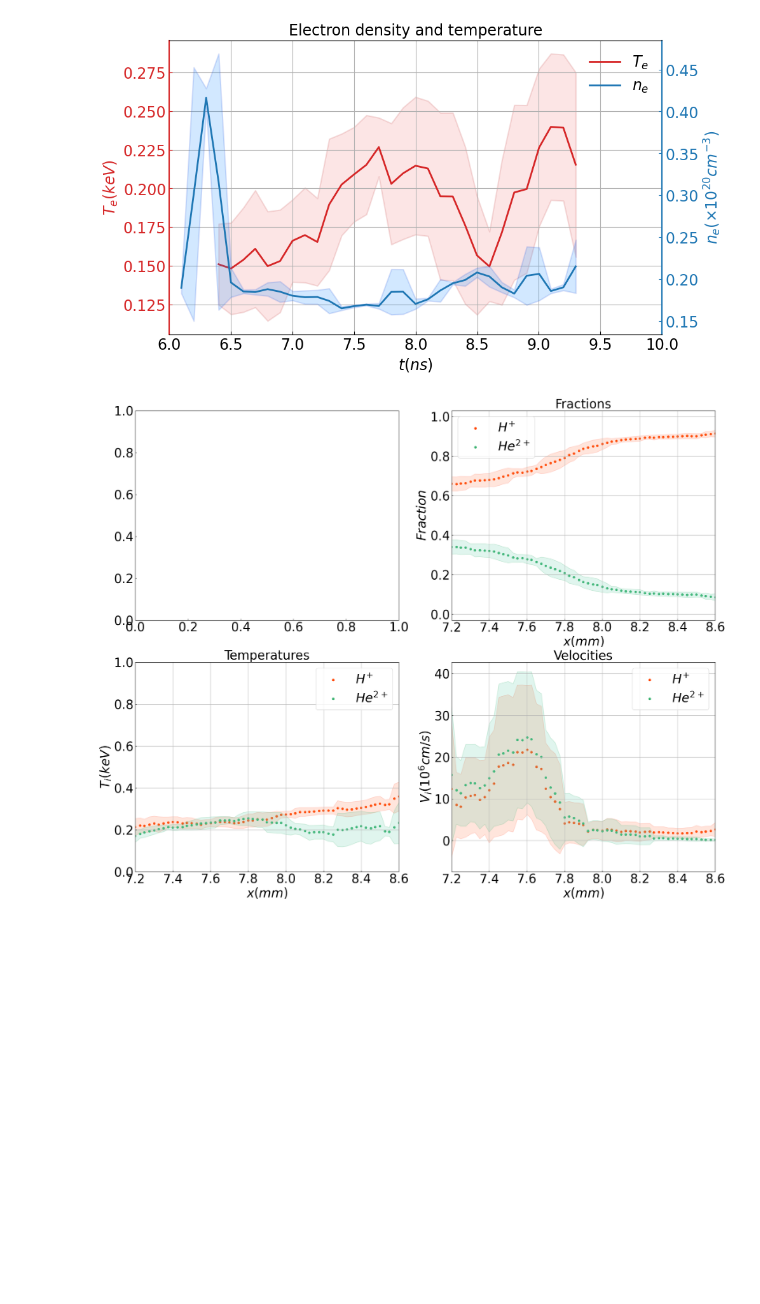
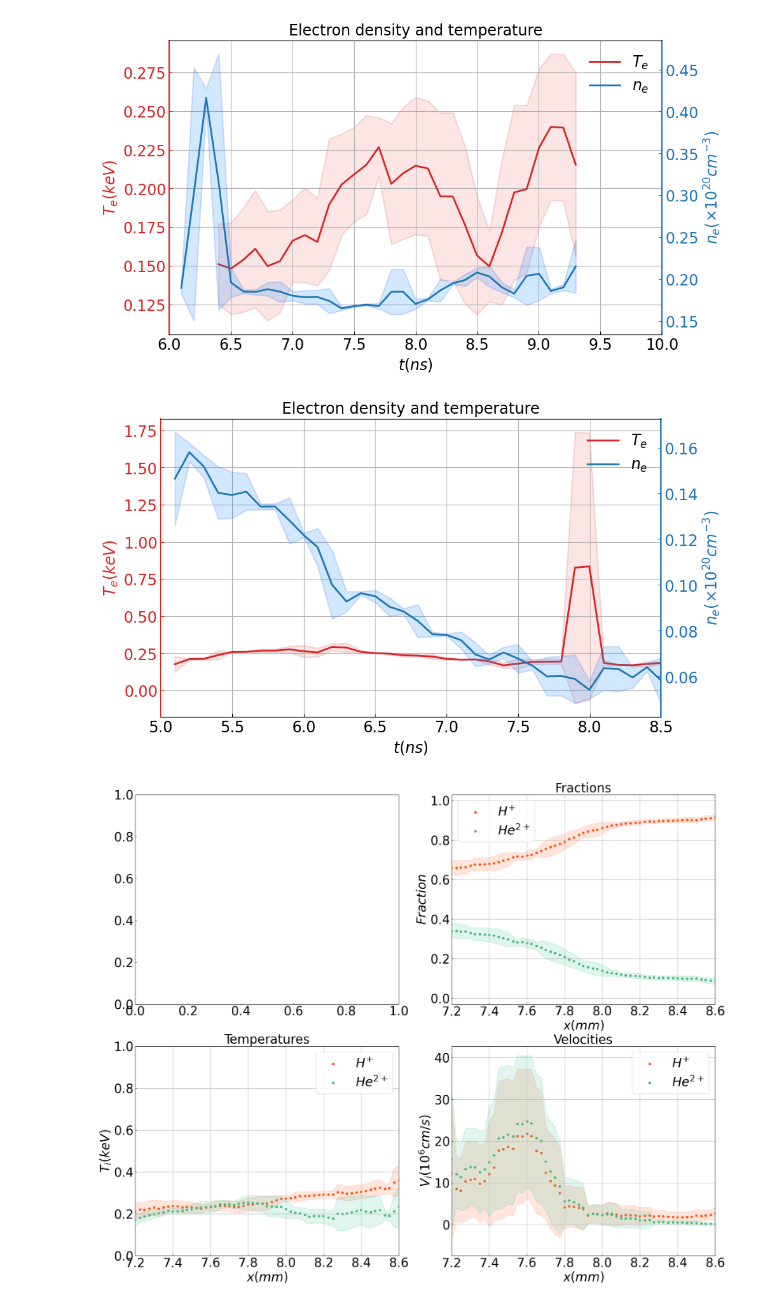
Before and after one commit to Soham919/tsadar_plotter, a Jupyter notebook: tsadar_plots/plot_lineouts_26.ipynb, the cells around one changed output. Saved outputs shown, nothing was run; the diff lists cells and outputs as text; code cells hidden in the pictures; blank space fills up the shorter version.

```diff
--- a/tsadar_plots/plot_lineouts_26.ipynb
+++ b/tsadar_plots/plot_lineouts_26.ipynb
@@ -12,8 +12,8 @@ import numpy as np
 import matplotlib.pyplot as plt
 
 baseDir = Path().resolve().parent
-#folder_path = baseDir/".."/"Kinshock"/"Kinshock-26A"/"tsadar fits"
-folder_path = baseDir/".."/"Kinshock"/"Kinshock-19A"/"csv"
+folder_path = baseDir/".."/"Kinshock"/"Kinshock-26A"/"tsadar fits"
+#folder_path = baseDir/".."/"Kinshock"/"Kinshock-19A"/"csv"
 data = select_shots(folder_path)
 # %% [output]
 The autoreload extension is already loaded. To reload it, use:
@@ -43,6 +43,16 @@ plot_117827_EPW(data['117827']['117827-3'])
 #plot_117827_EPW_loss(data['117827'])
 # %% [output]
 [figure]
+# %%
+### PLOT 117828 ELECTRONS ###
+%reload_ext autoreload
+%autoreload 2
+from plot_117828_EPW import plot_117828_EPW_loss
+from plot_117828_EPW import plot_117828_EPW
+plot_117828_EPW(data['117828']['117828-2'])
+#plot_117828_EPW_loss(data['117828'])
+# %% [output]
+[figure, added]
 # %%
 ### PLOT 117830 ELECTRONS ###
 %reload_ext autoreload
```
Also changed, not shown: parts of 2 cells of this notebook, 22 other files.
